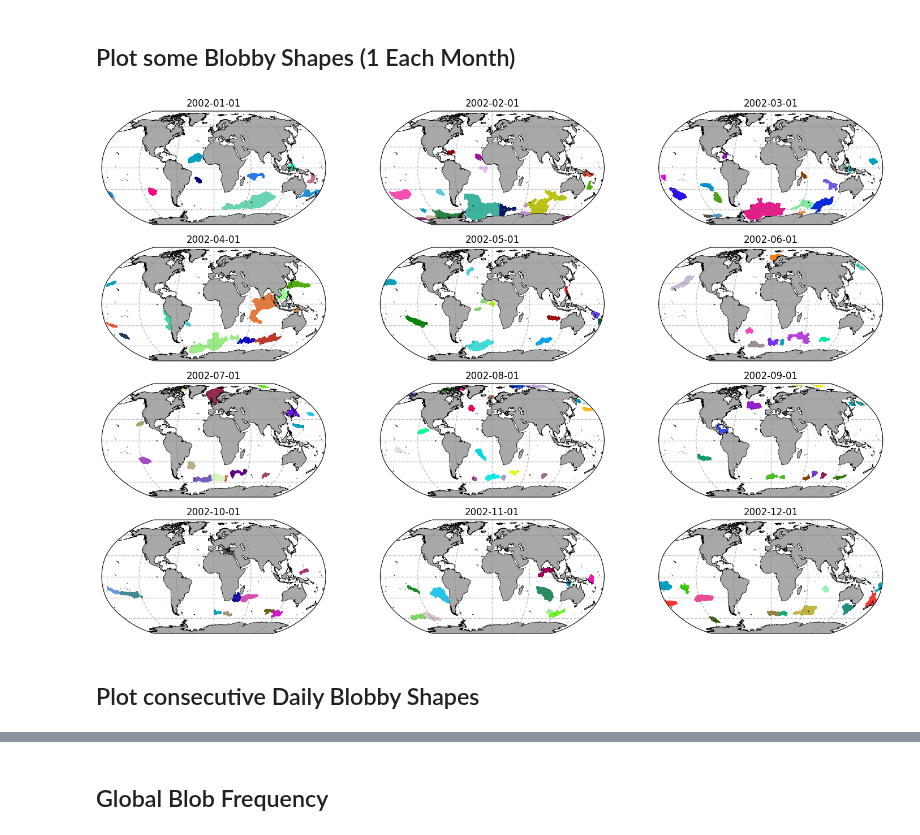
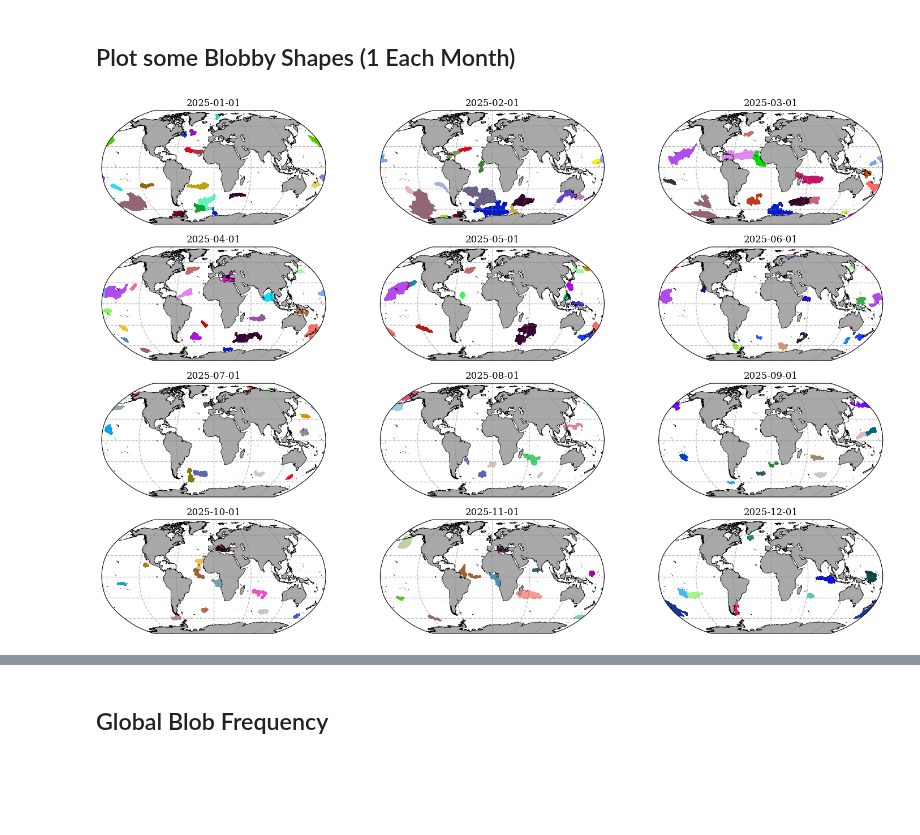
Before and after one commit to wienkers/spot_the_blOb, a Jupyter notebook: notebooks/03_visualise_events.ipynb, the cells around one changed output, grey strips where cells are left out. Drawn from its saved outputs; the diff is of its cells as text; code cells hidden in the pictures; blank space fills up the shorter version.

```diff
--- a/notebooks/03_visualise_events.ipynb
+++ b/notebooks/03_visualise_events.ipynb
@@ -21,8 +21,7 @@ Forward Port = l40322:8787
 Dashboard Link: localhost:8787/status
 # %%
 # Import Tracked MHW DataSet
-
-file_name = Path('/scratch') / getuser()[0] / getuser() / 'mhws' / 'MHWs_tracked_subset.nc'
-blobs_ds = xr.open_dataset(file_name, chunks={'time': 10, 'lat': 400, 'lon': 400, 'ID': 200, 'merge_ID': 200, 'component':-1, 'parent_idx':-1, 'child_idx':-1})
+file_name = Path('/scratch') / getuser()[0] / getuser() / 'mhws' / 'MHWs_tracked.zarr'
+blobs_ds = xr.open_zarr(str(file_name), chunks={})
 blobs_ds
 # %% [output]
@@ -77,12 +101,8 @@ Attributes: (0)
 # %% [markdown]
 ## Plot some Blobby Shapes (1 Each Month)
 # %%
-cm = ListedColormap(np.random.random(size=(int(1e5), 3)).tolist())
-
-blobs_day1 = blobs.sel(time=slice('2002-01-01', '2002-12-31')).resample(time='MS').first().persist()
+blobs_day1 = blobs.sel(time=slice('2025-01-01', '2025-12-31')).resample(time='MS').first()
 blobs_day1 = blobs_day1.where(blobs_day1>0)
-fig, ax = blobs_day1.plotter.pplot_col(col_wrap=3, var_units='MHW ID', cmap=cm, show_colorbar=False, cperc=[0, 100])
+fig, ax = blobs_day1.plotter.pplot_col(plot_IDs=True, col_wrap=3, show_colorbar=False)
 # %% [output]
-[figure, old version]
+[figure, new version]
-# %% [markdown]
-## Plot consecutive Daily Blobby Shapes
```
Also changed, not shown: parts of 24 cells of this notebook, 4 other files.
